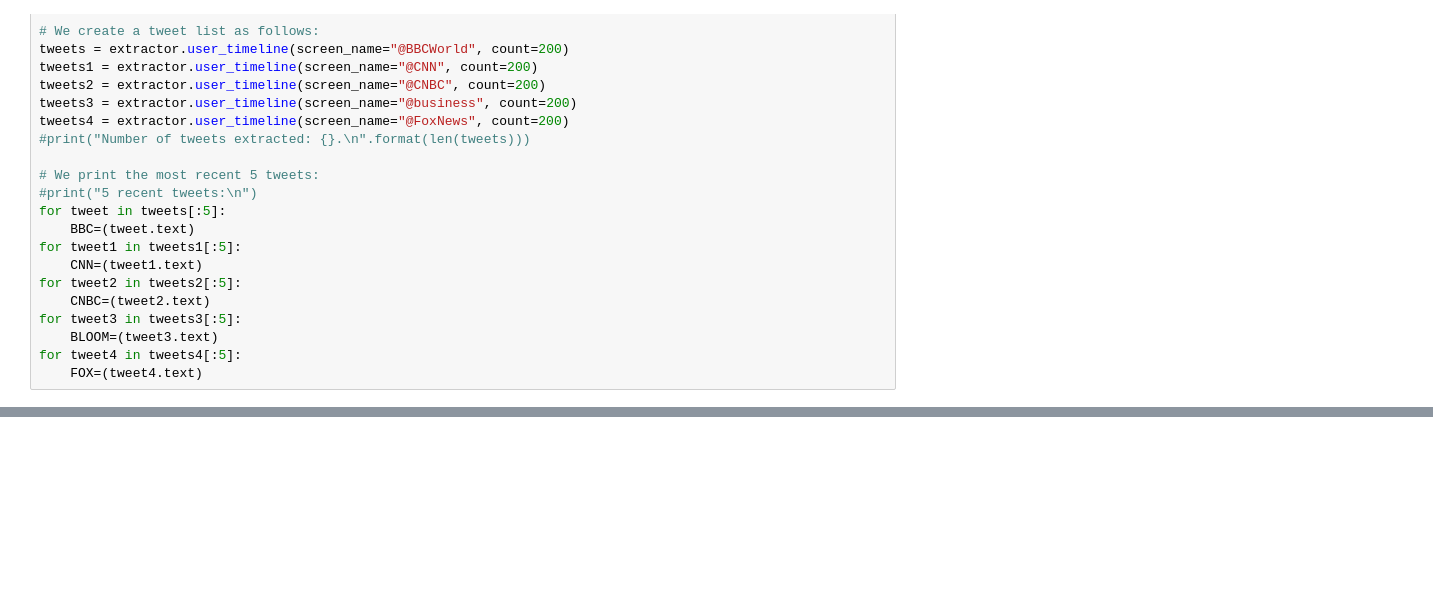
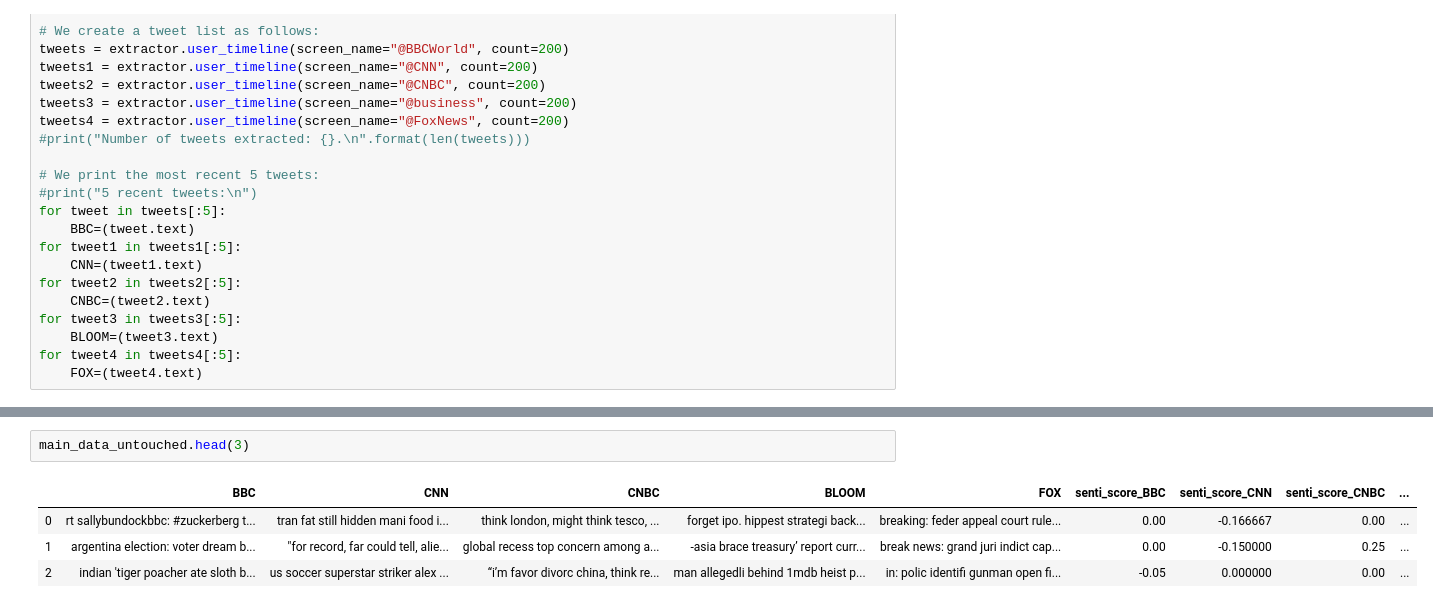
Before and after one commit to eyambaita/dsc-5-capstone-project-online-ds-pt-100118, a Jupyter notebook: Final_Project_Mod_5 .ipynb, the cells around one changed output, grey strips where cells are left out. Cells and saved outputs as stored; diff of their text form; blank space fills up the shorter version.

```diff
--- a/Final_Project_Mod_5 .ipynb
+++ b/Final_Project_Mod_5 .ipynb
@@ -139,0 +203,7 @@ list(main_data)
+# %%
+main_data_untouched.head(3)
+# %% [output]
+|  | BBC | CNN | CNBC | BLOOM | FOX | senti_score_BBC | senti_score_CNN | senti_score_CNBC | ... |
+| 0 | rt sallybundockbbc: #zuckerberg t... | tran fat still hidden mani food i... | think london, might think tesco, ... | forget ipo. hippest strategi back... | breaking: feder appeal court rule... | 0.00 | -0.166667 | 0.00 | ... |
+| 1 | argentina election: voter dream b... | "for record, far could tell, alie... | global recess top concern among a... | -asia brace treasury’ report curr... | break news: grand juri indict cap... | 0.00 | -0.150000 | 0.25 | ... |
+| 2 | indian 'tiger poacher ate sloth b... | us soccer superstar striker alex ... | “i’m favor divorc china, think re... | man allegedli behind 1mdb heist p... | in: polic identifi gunman open fi... | -0.05 | 0.000000 | 0.00 | ... |
```
Also changed, not shown: parts of 23 cells of this notebook, 1 other file.
